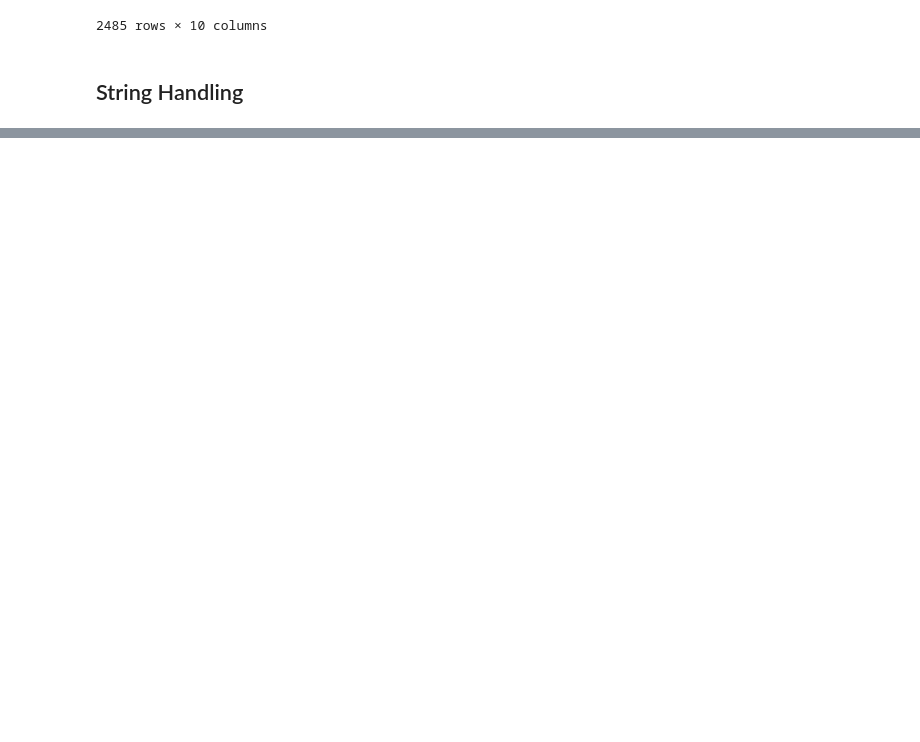
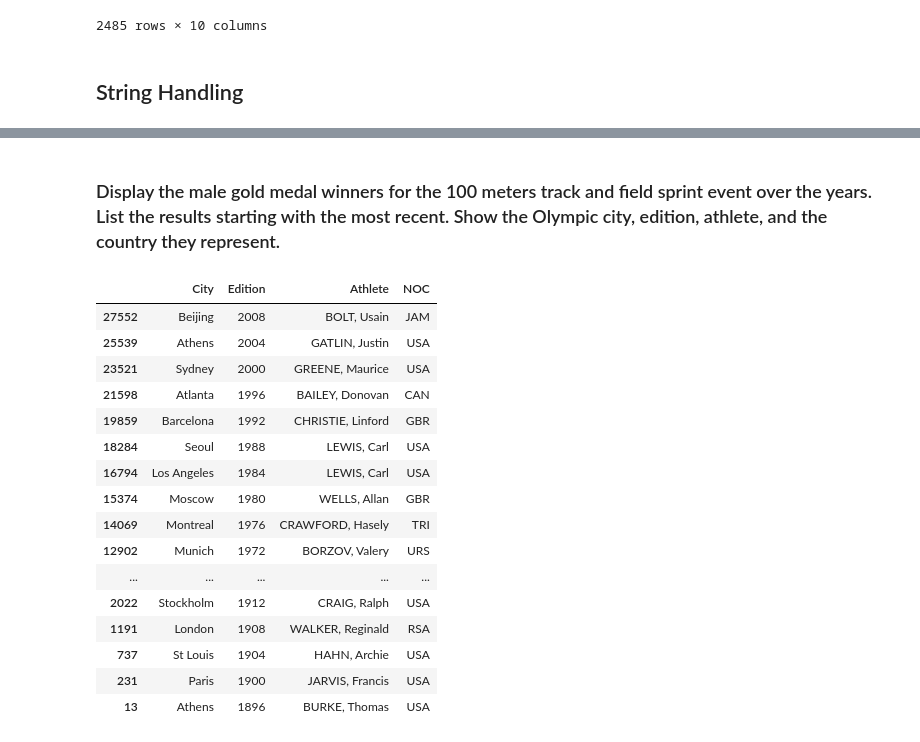
Before and after one commit to cidones/pandas-training, a Jupyter notebook: pandas-training.ipynb, the cells around one changed output, grey strips where cells are left out. Drawn from its saved outputs; the diff is of its cells as text; code cells hidden in the pictures; blank space fills up the shorter version.

```diff
--- a/pandas-training.ipynb
+++ b/pandas-training.ipynb
@@ -233,0 +316,27 @@ oo[(oo.Medal =='Gold') & (oo.Gender == 'Women')]
+# %% [markdown]
+### Display the male gold medal winners for the 100 meters track and field sprint event over the years. List the results starting with the most recent. Show the Olympic city, edition, athlete, and the country they represent.
+# %%
+#[(recent.Gender == 'Male') & (recent.Event == '100m track')]
+
+#Solution
+gmh = oo[(oo.Gender == 'Men') & (oo.Medal  == 'Gold') & (oo.Event == '100m')]
+#most recent first
+gmh.sort_values('Edition', ascending=False)[['City', 'Edition', 'Athlete', 'NOC']]
+# %% [output]
+|  | City | Edition | Athlete | NOC |
+| 27552 | Beijing | 2008 | BOLT, Usain | JAM |
+| 25539 | Athens | 2004 | GATLIN, Justin | USA |
+| 23521 | Sydney | 2000 | GREENE, Maurice | USA |
+| 21598 | Atlanta | 1996 | BAILEY, Donovan | CAN |
+| 19859 | Barcelona | 1992 | CHRISTIE, Linford | GBR |
+| 18284 | Seoul | 1988 | LEWIS, Carl | USA |
+| 16794 | Los Angeles | 1984 | LEWIS, Carl | USA |
+| 15374 | Moscow | 1980 | WELLS, Allan | GBR |
+| 14069 | Montreal | 1976 | CRAWFORD, Hasely | TRI |
+| 12902 | Munich | 1972 | BORZOV, Valery | URS |
+| ... | ... | ... | ... | ... |
+| 2022 | Stockholm | 1912 | CRAIG, Ralph | USA |
+| 1191 | London | 1908 | WALKER, Reginald | RSA |
+| 737 | St Louis | 1904 | HAHN, Archie | USA |
+| 231 | Paris | 1900 | JARVIS, Francis | USA |
+| 13 | Athens | 1896 | BURKE, Thomas | USA |
```
Also changed, not shown: parts of 12 cells of this notebook.
